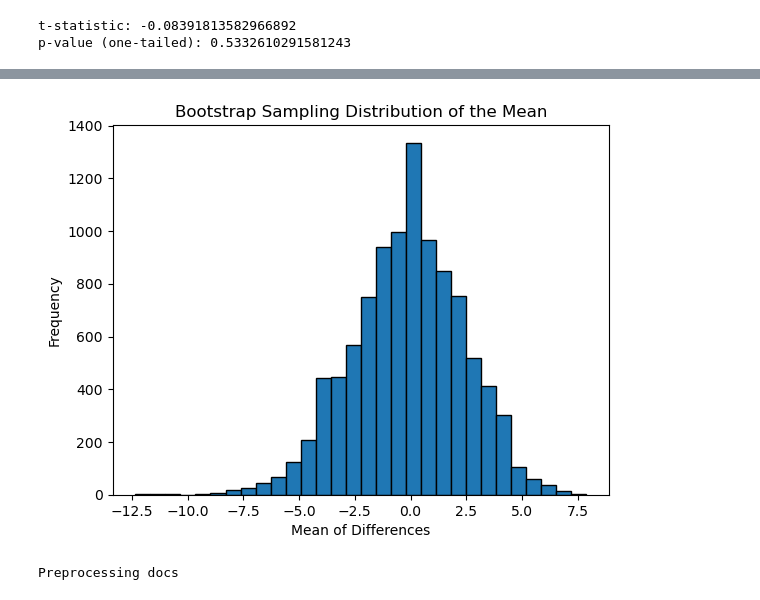
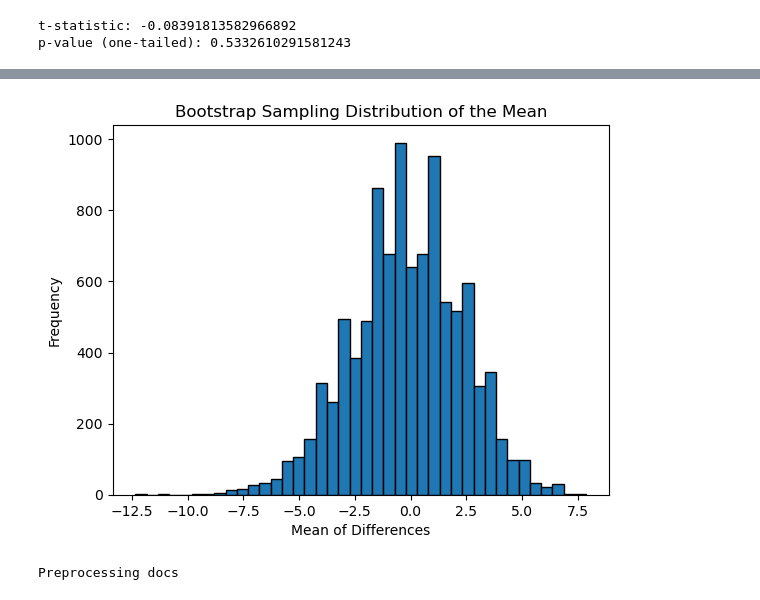
Before and after one commit to Lolya-cloud/fir-project, a Jupyter notebook: scripts/bert-final.ipynb, the cells around one changed output, grey strips where cells are left out. Saved outputs shown, nothing was run; the diff lists cells and outputs as text; code cells hidden in the pictures.

```diff
--- a/scripts/bert-final.ipynb
+++ b/scripts/bert-final.ipynb
@@ -389,20 +368,20 @@ plt.show()
 # %%
 # bootstraping and checking for the distribution of the mean
 np.random.seed(0)
 n_bootstraps = 10000
 bootstrap_means = []
 
-for _ in range(n_bootstraps):
+for i in range(n_bootstraps):
     bootstrap_sample = np.random.choice(diff, size=len(diff), replace=True)
     bootstrap_means.append(np.mean(bootstrap_sample))
 
-plt.hist(bootstrap_means, bins=30, edgecolor='black')
+plt.hist(bootstrap_means, bins=40, edgecolor='black')
 plt.title("Bootstrap Sampling Distribution of the Mean")
 plt.xlabel("Mean of Differences")
 plt.ylabel("Frequency")
 plt.show()
 # %% [output]
-[figure, old version]
+[figure, new version]
 # %%
 # biobert
 from transformers import AutoTokenizer, AutoModel
```
Also changed, not shown: parts of 2 cells of this notebook.
